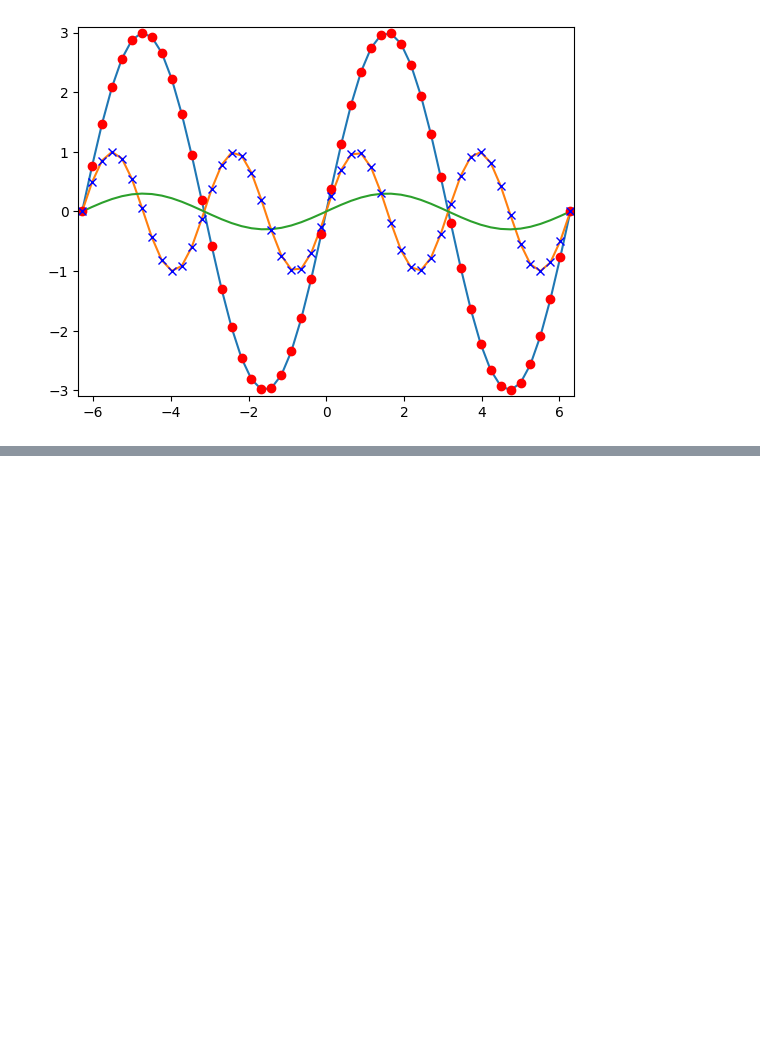
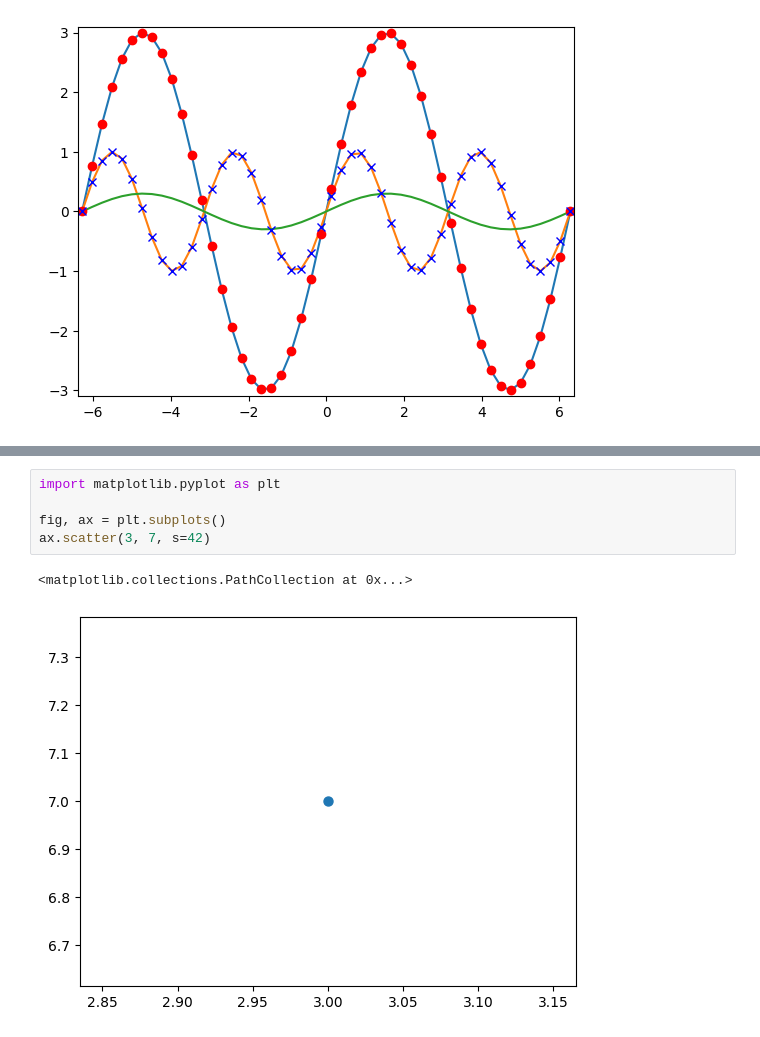
Before and after one commit to harmkenn/Python-Workbooks, a Jupyter notebook: python-course.eu/E_PC13_MatPlotLib.ipynb, the cells around one changed output, grey strips where cells are left out. Cells and saved outputs as stored; diff of their text form; blank space fills up the shorter version.

```diff
--- a/python-course.eu/E_PC13_MatPlotLib.ipynb
+++ b/python-course.eu/E_PC13_MatPlotLib.ipynb
@@ -37,0 +56,8 @@ plt.show()
+# %%
+import matplotlib.pyplot as plt
+
+fig, ax = plt.subplots()
+ax.scatter(3, 7, s=42)
+# %% [output]
+<matplotlib.collections.PathCollection at 0x...>
+[figure, added]
```
Also changed, not shown: parts of 4 cells of this notebook.
